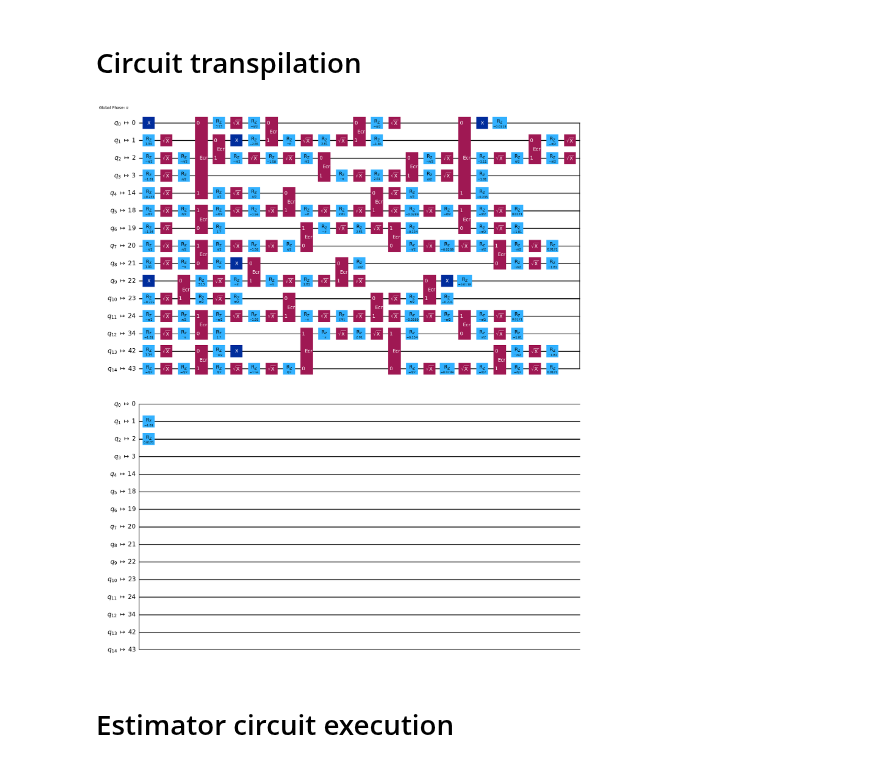
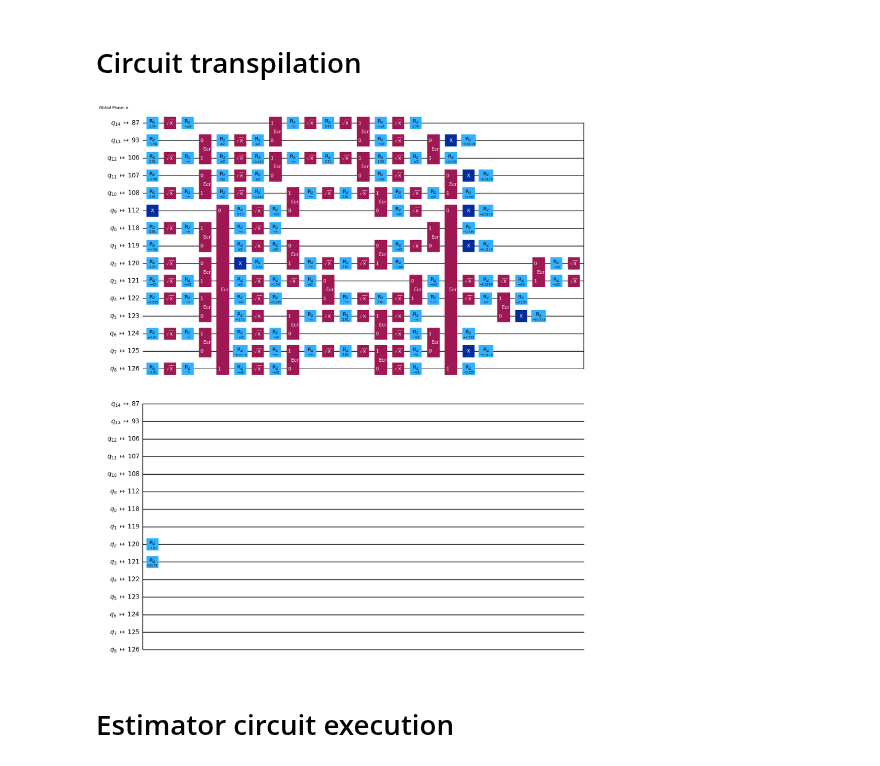
Before and after one commit to Fradm98/qs-qh, a Jupyter notebook: src/notebooks/Z2/z2_chain_hardware_estimator.ipynb, the cells around one changed output. Drawn from its saved outputs; the diff is of its cells as text; code cells hidden in the pictures.

```diff
--- a/src/notebooks/Z2/z2_chain_hardware_estimator.ipynb
+++ b/src/notebooks/Z2/z2_chain_hardware_estimator.ipynb
@@ -7,7 +7,8 @@
 from utils.hexec import create_estimator_options
 from utils.hexec import ExecDB
 
-L_arr = [8, 16, 24, 32, 40, 48, 50]
+L_arr = [8, 16, 24, 32, 40, 48, 50, 52]
+# L_arr = [8]
 J = 1
 h = 0.05
 lamb = 0.7
@@ -30,9 +31,6 @@ twirlings = [True]
 
 execution_database = "z2_chain_jobs.json"
 job_db = ExecDB(execution_database)
-
-estimator_options_dict = create_estimator_options(shots, optimization_levels, zne_extrapolator_levels, measure_mitigations, dd_sequences, twirlings)
-extra_options = [{"L": L, "J": J, "h": h, "λ":lamb, "g": g, "particle_pair_position": pp_pos, "particle_pair_length": particle_pair_length, "final_time": final_time} for L, pp_pos in zip(L_arr, particle_pair_left_positions)]
 # %% [markdown]
 # Device selection
 # %%
@@ -41,12 +39,13 @@ from cobos.tokens import ibm_token, group_instance
 # from fradm.tokens import ibm_token, group_instance
 
 channel = "ibm_quantum"
-device = "ibm_kyiv"
+# device = "ibm_kyiv"
+# device = "ibm_brisbane"
 # device = "ibm_fez"
-# device = "ibm_sherbrooke"
+device = "ibm_sherbrooke"
 # device = "ibm_torino"
 
-eplg_absolute = 1.35e-2
+eplg_absolute = 1.41e-2
 
 service = QiskitRuntimeService(channel=channel, token=ibm_token, instance=group_instance)
 backend = service.backend(device)
@@ -55,25 +54,28 @@ backend = service.backend(device)
 # %%
 from z2chain.circs import physical_particle_pair_quench_simulation_circuits, erradj_particle_pair_quench_simulation_circuits
 from z2chain.operators import local_pauli_z, local_pauli_x
 from utils.hexec import get_backend_best_qubit_chain
 from functools import partial
 
 optimization_level = 2
 
 circuits = [] # circuits[L][t]
 observable_generating_funcs = [] #observable_generating_funcs[L][i]
 
 observable_name = "Occupation numbers" + (" X" if x_basis else " Z")
 
+estimator_options_dict = create_estimator_options(shots, optimization_levels, zne_extrapolator_levels, measure_mitigations, dd_sequences, twirlings)
+extra_options = [{"backend": device, "L": L, "J": J, "h": h, "λ":lamb, "g": g, "particle_pair_position": pp_pos, "particle_pair_length": particle_pair_length, "final_time": final_time, "eplg": eplg_absolute} for L, pp_pos in zip(L_arr, particle_pair_left_positions)]
+
 for L, pp_ps in zip(L_arr, particle_pair_left_positions):
     qubits_inds = get_backend_best_qubit_chain(backend, 2*L-1)
     physical_circuits = erradj_particle_pair_quench_simulation_circuits(L, J, h, lamb, pp_ps, particle_pair_length, final_time, steps, backend, optimization_level, eplg_absolute, g, qubits_inds, x_basis)
     observable_generating_funcs.append([partial(local_pauli_z if not x_basis else local_pauli_x, qubit_ind=i) for i in range(2*L-1)])
     circuits.append(physical_circuits)
 
 circuits[0][1].draw(output="mpl", idle_wires=False)
 # %% [output]
-[figure, old version]
+[figure, new version]
 # %%
 # longest_2qb_depth = physical_circuits[-1].depth(lambda x: len(x.qubits) == 2)
 # print(f"Longest circuit has {longest_2qb_depth} 2-qb depth")
```
Also changed, not shown: parts of 4 cells of this notebook, 17 other files.
